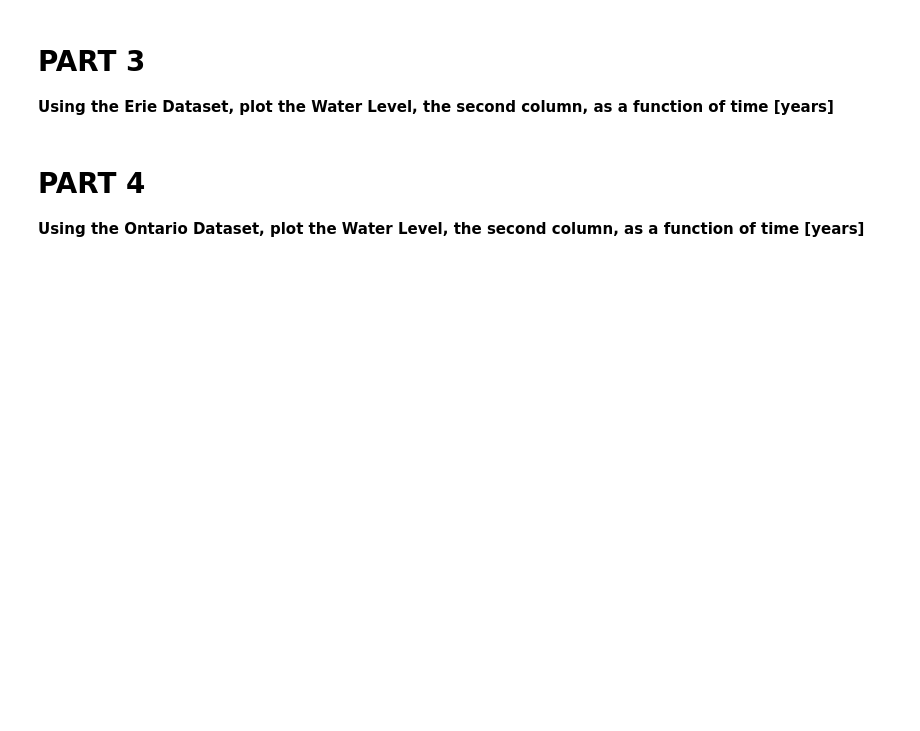
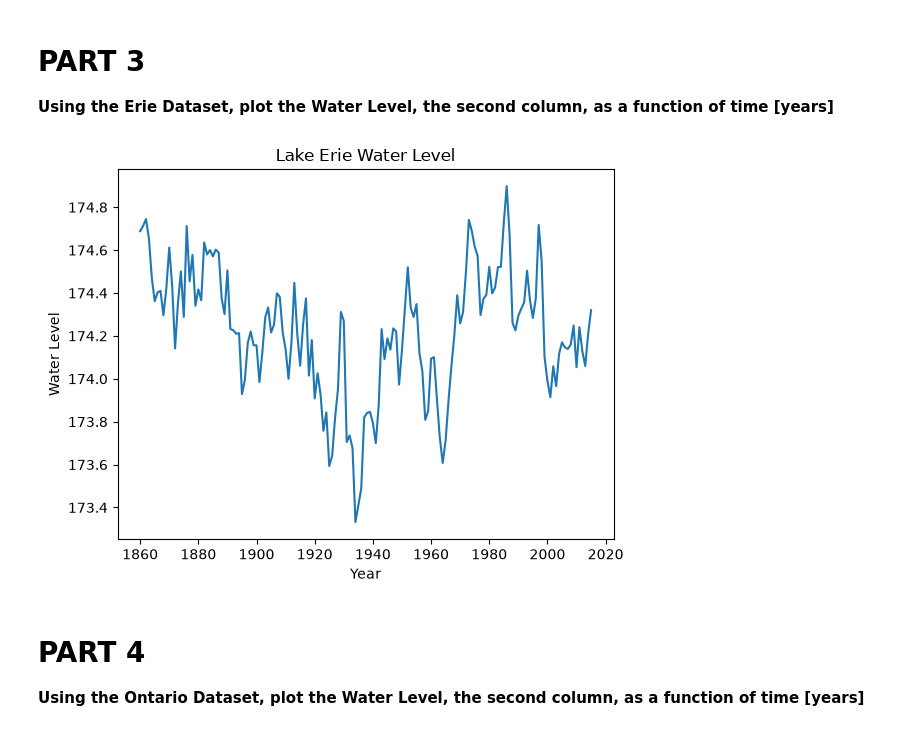
Before and after one commit to ChrSch6767/CMSE202_Git_Started, a Jupyter notebook: Great_Lakes_and_Grand_River.ipynb, the cells around one changed output. Drawn from its saved outputs; the diff is of its cells as text; code cells hidden in the pictures; blank space fills up the shorter version.

Commit message:
Complete Lake Erie water level plot

```diff
--- a/Great_Lakes_and_Grand_River.ipynb
+++ b/Great_Lakes_and_Grand_River.ipynb
@@ -48,3 +44,15 @@ FileNotFoundError: [Errno 2] No such file or directory: 'mhu.csv'
+# %%
+# Insert Code Here
+eri = pd.read_csv("data/eri.csv")
+
+plt.plot(eri.iloc[:, 0], eri.iloc[:, 1])
+
+plt.xlabel("Year")
+plt.ylabel("Water Level")
+plt.title("Lake Erie Water Level")
+plt.show()
+# %% [output]
+[figure, added]
 # %% [markdown]
 # PART 4
 
```
Also changed, not shown: parts of 2 cells of this notebook.
